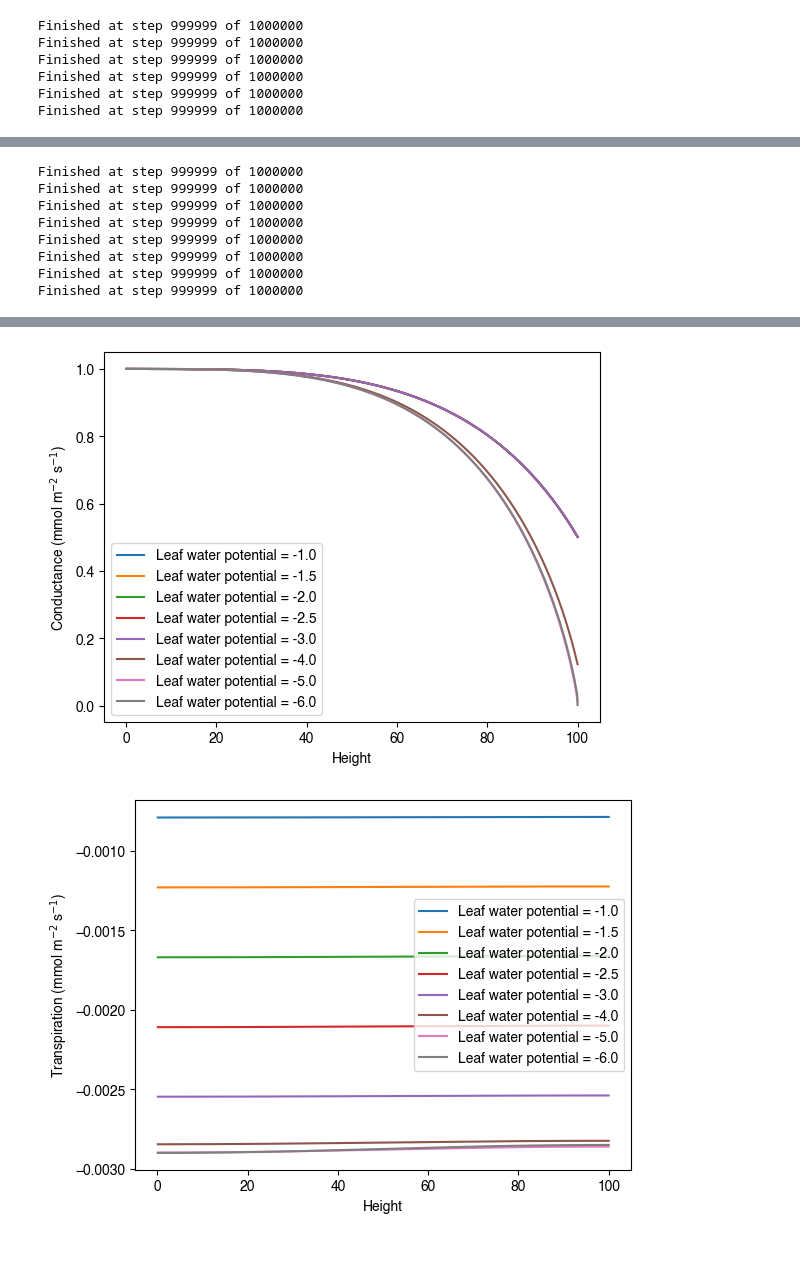
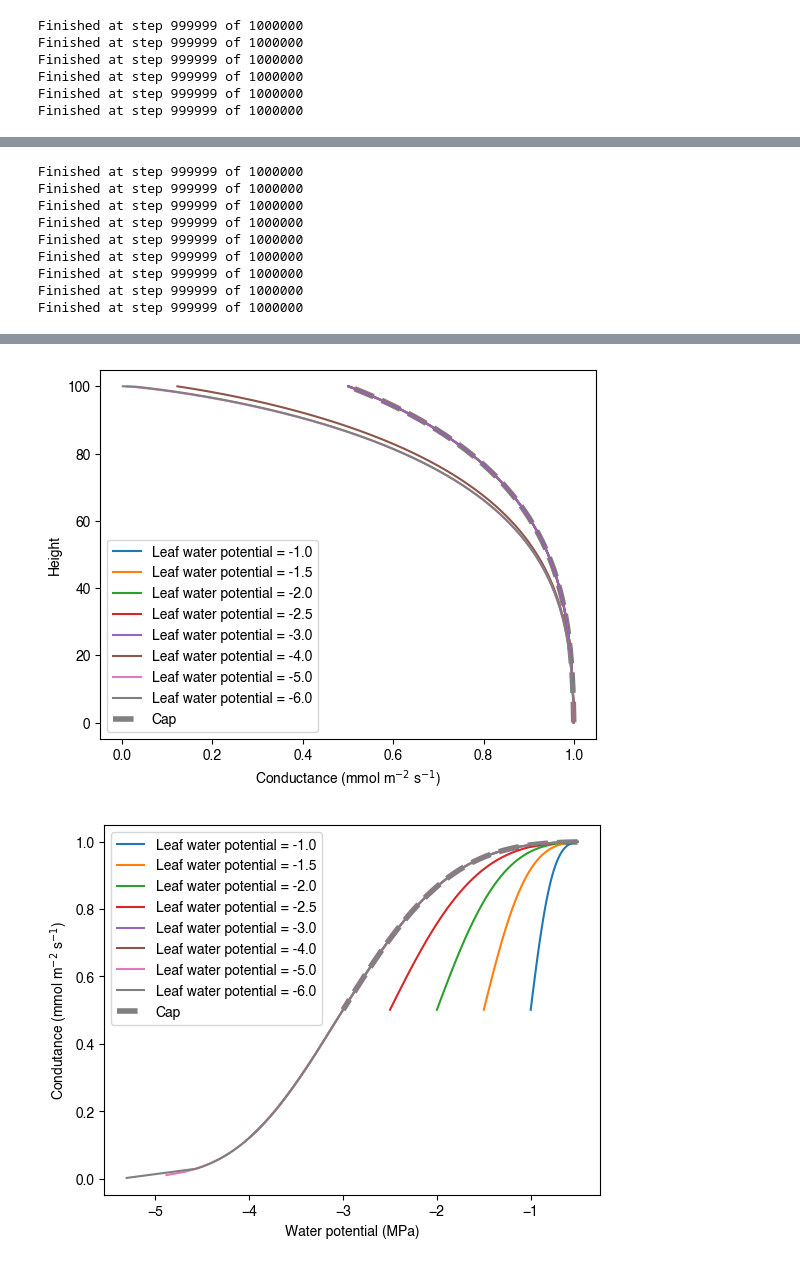
Before and after one commit to CaleBaguley/profit-optimisation-model, a Jupyter notebook: note books/Trunk_water_potential_function.ipynb, the cells around one changed output, grey strips where cells are left out. Cells and saved outputs as stored; diff of their text form; code cells hidden in the pictures.

```diff
--- a/note books/Trunk_water_potential_function.ipynb
+++ b/note books/Trunk_water_potential_function.ipynb
@@ -123,5 +188,8 @@ plt.show()
 # %%
 psi_leaf = [-1., -2., -3., -4., -5., -6.]
+
+k_max = 1.
+psi_root = -0.5
 
 psi = []
 k = []
@@ -219,6 +290,14 @@ def calc_height_dependencies_capped_k(psi_root, psi_leaf, N_points, k_max, shape
 # %%
-# Cap the conductance for each height as the value when the leaf water potential is -3.0 MPa
-k_cap = cp.copy(k[2])
+# Cap the conductance for each height as the value when the leaf and root water potentials are -3.0 MPa and -0.5 MPa respectively
+psi_root = -0.5
+psi_leaf = -3.0
+
+psi_cap, k_cap, E_cap = calc_height_dependencies(psi_root,
+                                                 psi_leaf,
+                                                 N_points,
+                                                 k_max,
+                                                 shape,
+                                                 scale)
 
 psi_leaf = [-1., -1.5, -2., -2.5, -3., -4., -5., -6.]
 
@@ -246,30 +325,37 @@ Finished at step 999999 of 1000000
 Finished at step 999999 of 1000000
 Finished at step 999999 of 1000000
 Finished at step 999999 of 1000000
+Finished at step 999999 of 1000000
 # %%
 for i in range(len(psi)):
-    plt.plot(hights, psi[i], label='Leaf water potential = ' + str(psi_leaf[i]))
-plt.xlabel('Height')
-plt.ylabel('Water potential (MPa)')
+    plt.plot(psi[i], hights, label='Leaf water potential = ' + str(psi_leaf[i]))
+plt.plot(psi_cap, hights, label='Cap', linestyle='--', color='grey', linewidth=4, zorder=0)
+plt.ylabel('Height')
+plt.xlabel('Water potential (MPa)')
 plt.legend()
 plt.show()
 
 for i in range(len(k)):
-    plt.plot(hights[1:], k[i], label='Leaf water potential = ' + str(psi_leaf[i]))
-plt.xlabel('Height')
-plt.ylabel('Conductance (mmol m$^{-2}$ s$^{-1}$)')
+    plt.plot(k[i], hights[1:], label='Leaf water potential = ' + str(psi_leaf[i]))
+plt.plot(k_cap, hights[1:], label='Cap', linestyle='--', color='grey', linewidth=4, zorder=0)
+plt.ylabel('Height')
+plt.xlabel('Conductance (mmol m$^{-2}$ s$^{-1}$)')
 plt.legend()
 plt.show()
 
+'''
 for i in range(len(E)):
-    plt.plot(hights[1:], E[i], label='Leaf water potential = ' + str(psi_leaf[i]))
-plt.xlabel('Height')
-plt.ylabel('Transpiration (mmol m$^{-2}$ s$^{-1}$)')
+    plt.plot(E[i], hights[1:], label='Leaf water potential = ' + str(psi_leaf[i]))
+plt.plot(E_cap, hights[1:], label='Cap', linestyle='--', color='grey', linewidth=4, zorder=0)
+plt.ylabel('Height')
+plt.xlabel('Transpiration (mmol m$^{-2}$ s$^{-1}$)')
 plt.legend()
 plt.show()
+'''
 
 for i in range(len(E)):
     plt.plot((psi[i][1:]+psi[i][:-1])/2, k[i], label='Leaf water potential = ' + str(psi_leaf[i]))
+plt.plot((psi_cap[1:]+psi_cap[:-1])/2, k_cap, label='Cap', linestyle='--', color='grey', linewidth=4, zorder=0)
 plt.xlabel('Water potential (MPa)')
 plt.ylabel('Condutance (mmol m$^{-2}$ s$^{-1}$)')
 plt.legend()
@@ -279,2 +365,2 @@ plt.show()
-[figure, old version]
+[figure, new version]
-[figure, old version]
+[figure, new version]
```
Also changed, not shown: parts of 17 cells of this notebook.
